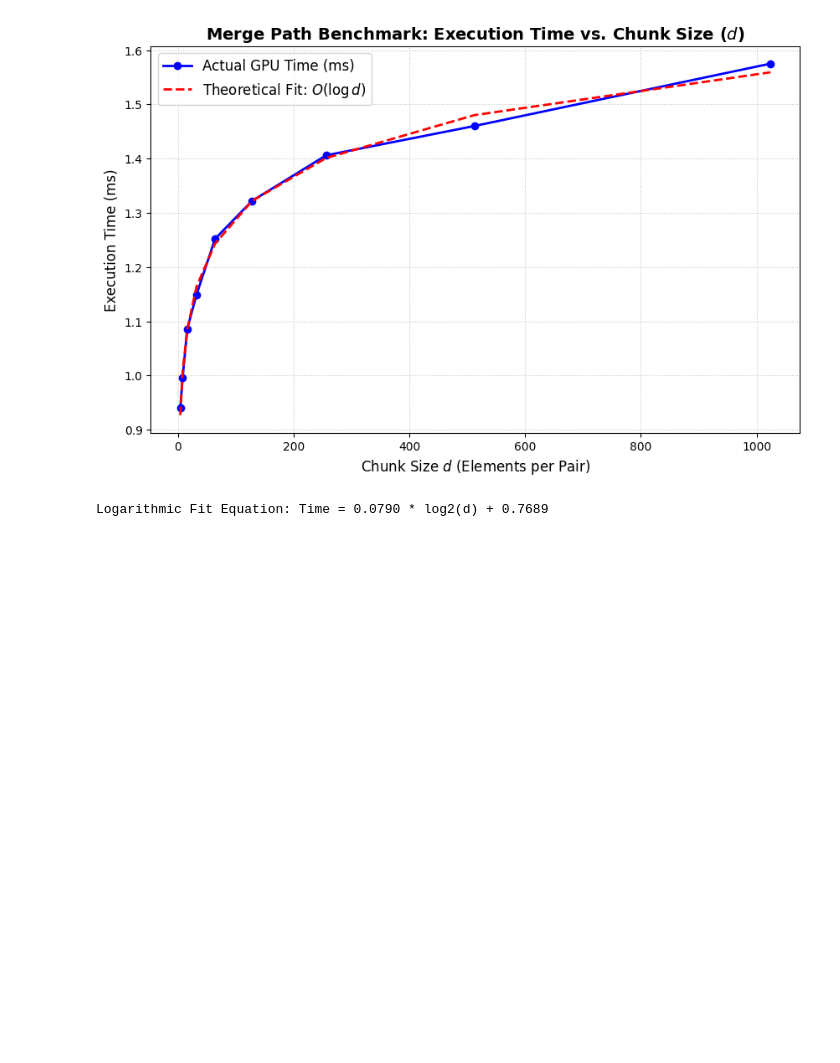
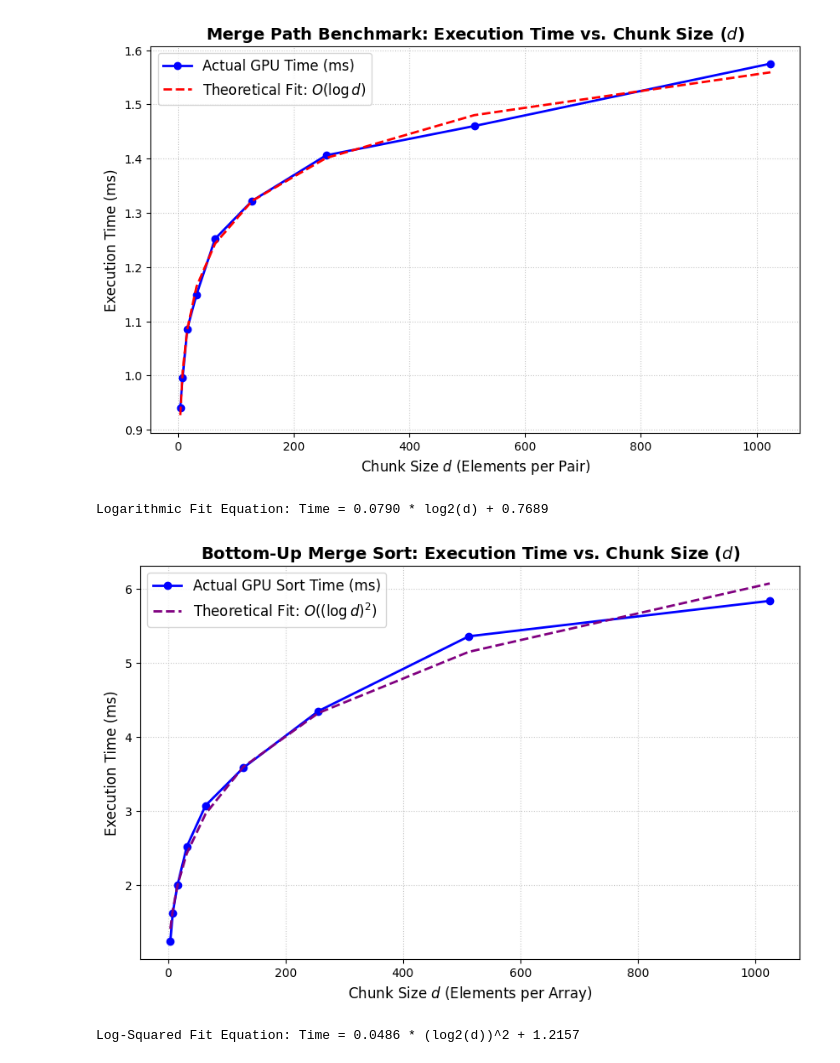
Before and after one commit to ErwanR123/MergeSort_GPU_Programming, a Jupyter notebook: src/notebook.ipynb, the cells around one changed output. Saved outputs shown, nothing was run; the diff lists cells and outputs as text; code cells hidden in the pictures; blank space fills up the shorter version.

Commit message:
Question 2.b done with graph and shared memory

```diff
--- a/src/notebook.ipynb
+++ b/src/notebook.ipynb
@@ -46,3 +42,38 @@ print(f"Logarithmic Fit Equation: Time = {coefficients[0]:.4f} * log2(d) + {coef
 # %% [output]
 [figure]
 Logarithmic Fit Equation: Time = 0.0790 * log2(d) + 0.7689
+# %%
+import matplotlib.pyplot as plt
+import numpy as np
+
+# 1. Enter the data printed from your terminal here!
+d_values = np.array([4, 8, 16, 32, 64, 128, 256, 512, 1024])
+time_ms = np.array([ 1.247, 1.618, 1.998, 2.522, 3.076, 3.583, 4.350, 5.359, 5.837])
+
+# 2. Calculate the theoretical (log(d))^2 fit
+# We fit a line to the equation: time = a * (log2(d))^2 + b
+log2_d_squared = (np.log2(d_values))**2
+coefficients = np.polyfit(log2_d_squared, time_ms, 1)
+poly_function = np.poly1d(coefficients)
+theoretical_time = poly_function(log2_d_squared)
+
+# 3. Create the plot
+plt.figure(figsize=(10, 6))
+plt.plot(d_values, time_ms, marker='o', linestyle='-', color='blue', linewidth=2, label='Actual GPU Sort Time (ms)')
+plt.plot(d_values, theoretical_time, linestyle='--', color='purple', linewidth=2, label='Theoretical Fit: $O((\log d)^2)$')
+
+# 4. Formatting
+plt.title('Bottom-Up Merge Sort: Execution Time vs. Chunk Size ($d$)', fontsize=14, fontweight='bold')
+plt.xlabel('Chunk Size $d$ (Elements per Array)', fontsize=12)
+plt.ylabel('Execution Time (ms)', fontsize=12)
+plt.grid(True, linestyle=':', alpha=0.7)
+plt.legend(fontsize=12)
+
+# Save and Show
+plt.savefig('sort_benchmark_plot.png', dpi=300, bbox_inches='tight')
+plt.show()
+
+print(f"Log-Squared Fit Equation: Time = {coefficients[0]:.4f} * (log2(d))^2 + {coefficients[1]:.4f}")
+# %% [output]
+[figure, added]
+Log-Squared Fit Equation: Time = 0.0486 * (log2(d))^2 + 1.2157
```
Also changed, not shown: parts of 1 cell of this notebook, 2 other files.
